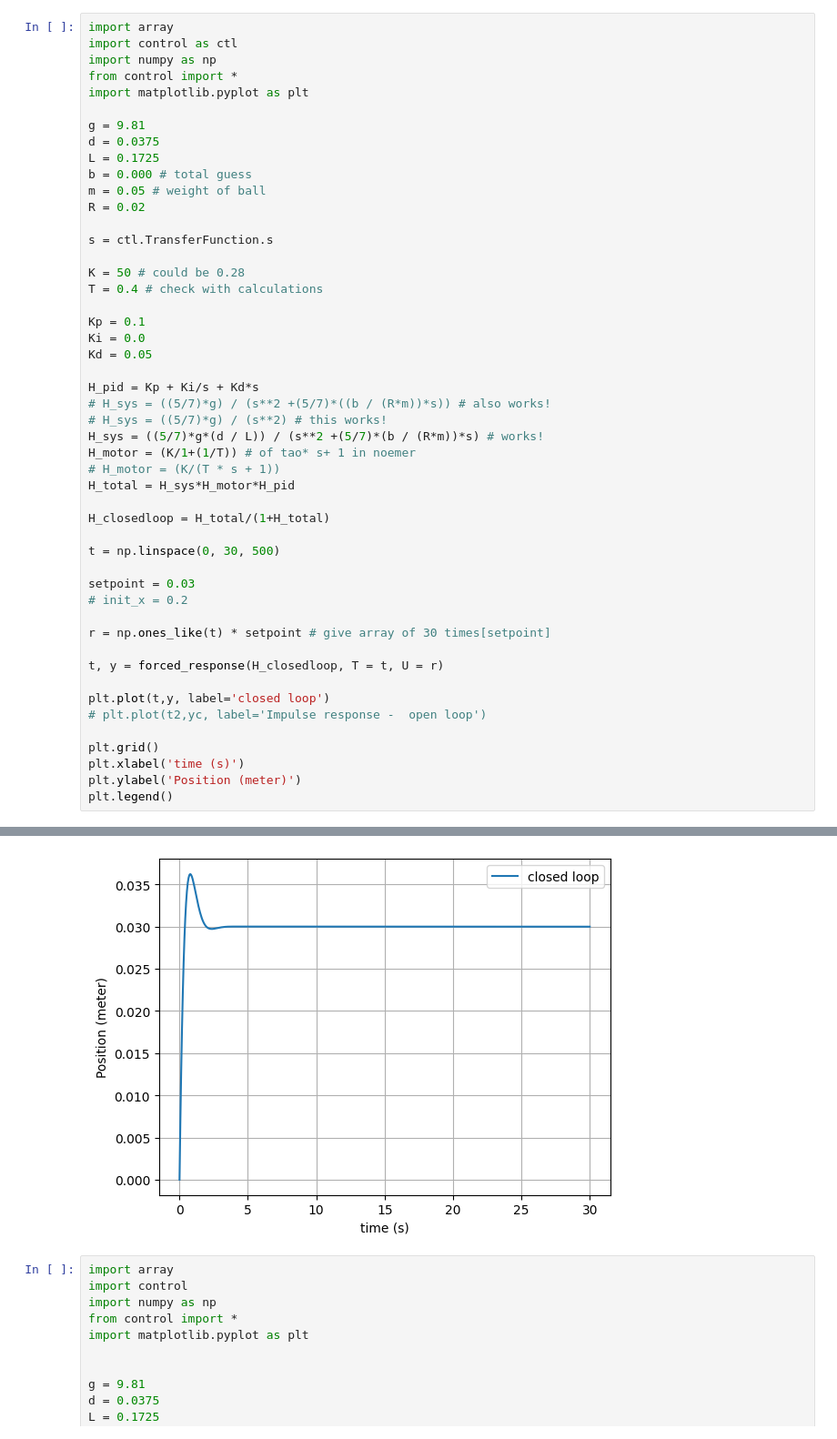
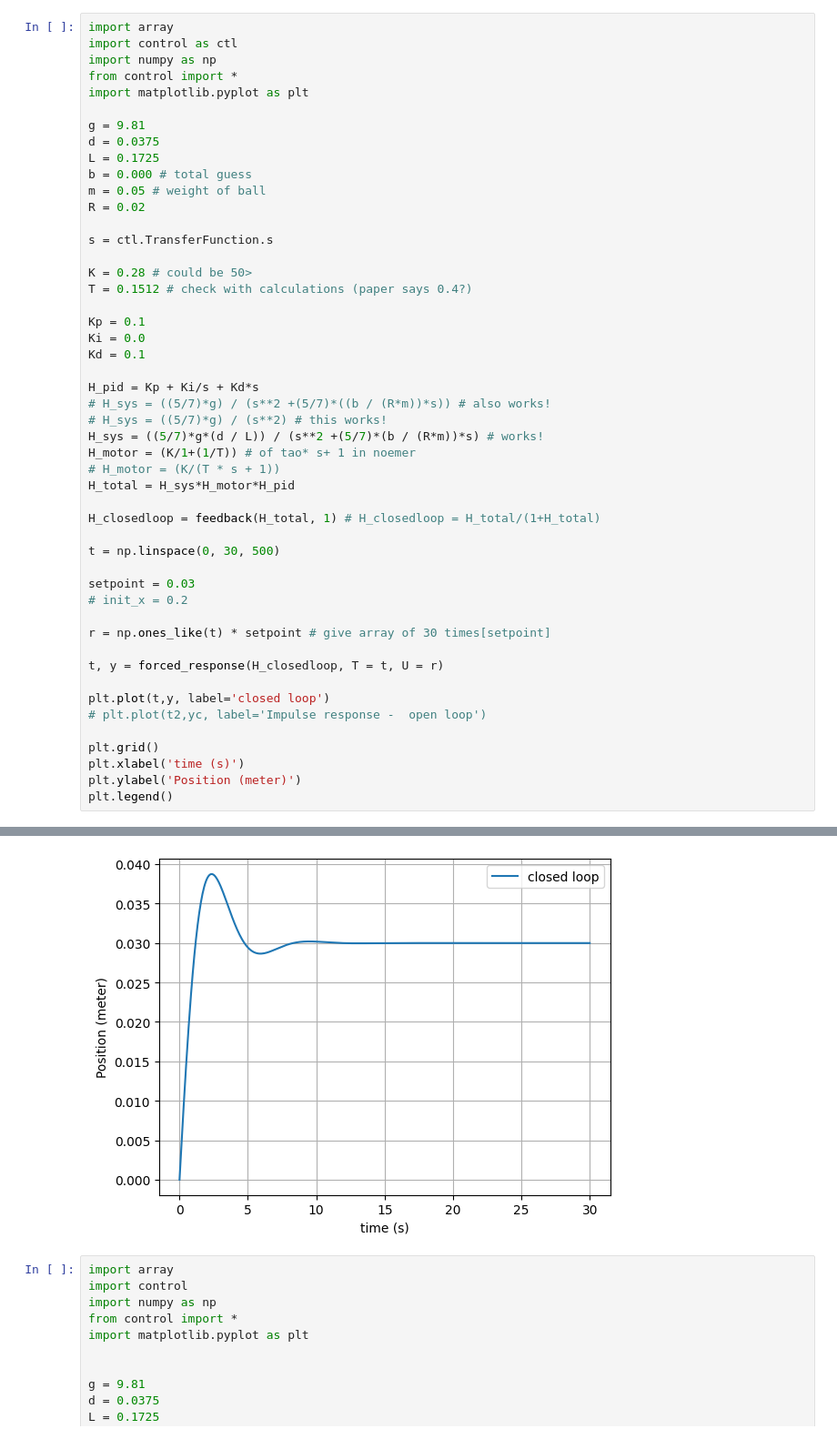
Before and after one commit to TijnAltenaAO/python-modeling, a Jupyter notebook: controlsystemsmodeling.ipynb, the cells around one changed output, grey strips where cells are left out. Shown at 91% size. Drawn from its saved outputs; the diff is of its cells as text.

```diff
--- a/controlsystemsmodeling.ipynb
+++ b/controlsystemsmodeling.ipynb
@@ -14,42 +14,42 @@ R = 0.02
 
 s = ctl.TransferFunction.s
 
-K = 50 # could be 0.28
-T = 0.4 # check with calculations
+K = 0.28 # could be 50>
+T = 0.1512 # check with calculations (paper says 0.4?)
 
 Kp = 0.1
 Ki = 0.0
-Kd = 0.05
+Kd = 0.1
 
 H_pid = Kp + Ki/s + Kd*s
 # H_sys = ((5/7)*g) / (s**2 +(5/7)*((b / (R*m))*s)) # also works!
 # H_sys = ((5/7)*g) / (s**2) # this works!
 H_sys = ((5/7)*g*(d / L)) / (s**2 +(5/7)*(b / (R*m))*s) # works!
 H_motor = (K/1+(1/T)) # of tao* s+ 1 in noemer
 # H_motor = (K/(T * s + 1))
 H_total = H_sys*H_motor*H_pid
 
-H_closedloop = H_total/(1+H_total)
+H_closedloop = feedback(H_total, 1) # H_closedloop = H_total/(1+H_total)
 
 t = np.linspace(0, 30, 500)
 
 setpoint = 0.03
 # init_x = 0.2
 
 r = np.ones_like(t) * setpoint # give array of 30 times[setpoint]
 
 t, y = forced_response(H_closedloop, T = t, U = r)
 
 plt.plot(t,y, label='closed loop')
 # plt.plot(t2,yc, label='Impulse response -  open loop')
 
 plt.grid()
 plt.xlabel('time (s)')
 plt.ylabel('Position (meter)')
 plt.legend()
 # %% [output]
 <matplotlib.legend.Legend at 0x...>
-[figure, old version]
+[figure, new version]
 # %%
 import array
 import control
```
